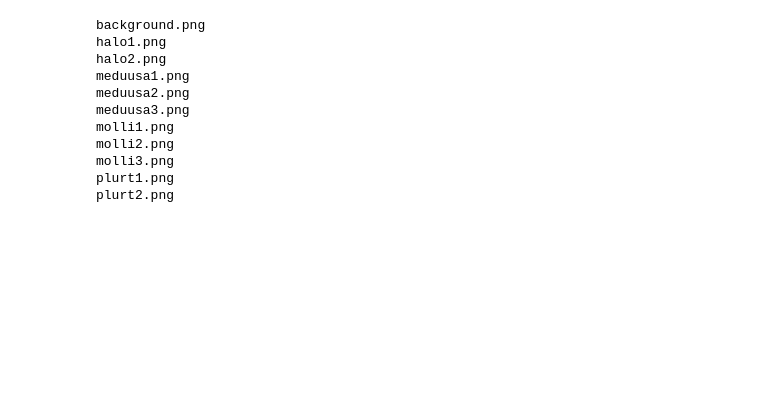
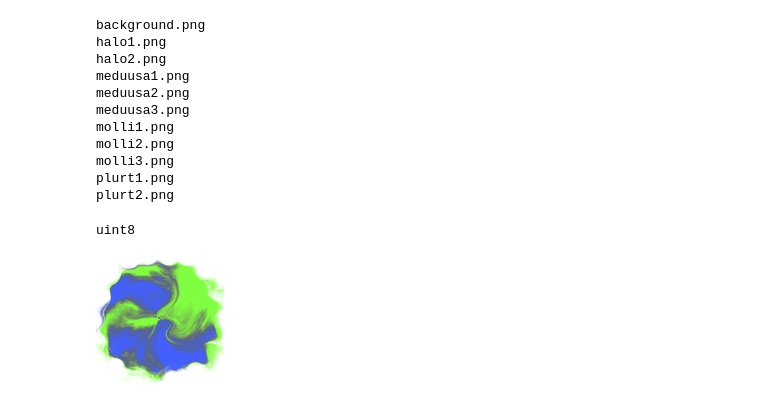
Before and after one commit to brains-on-art/culture, a Jupyter notebook: texture_resizer.ipynb, the cells around one changed output. Drawn from its saved outputs; the diff is of its cells as text; code cells hidden in the pictures; blank space fills up the shorter version.

Commit message:
Texture resizer now also convertes images to HSV

```diff
--- a/texture_resizer.ipynb
+++ b/texture_resizer.ipynb
@@ -56,0 +63,10 @@ plurt2.png
+# %%
+new_image = square(Image.open('./textures/molli1.png')).resize((128,128), Image.LANCZOS)
+rgba = np.array(new_image)
+rgba[:,:,:3] = (rgb_to_hsv(rgba[:,:,:3].astype(np.float32)/255.0)*255.0).astype(np.uint8)
+new_image = Image.fromarray(rgba)
+print(rgba.dtype)
+new_image
+# %% [output]
+uint8
+[figure, added]
```
Also changed, not shown: parts of 4 cells of this notebook.
